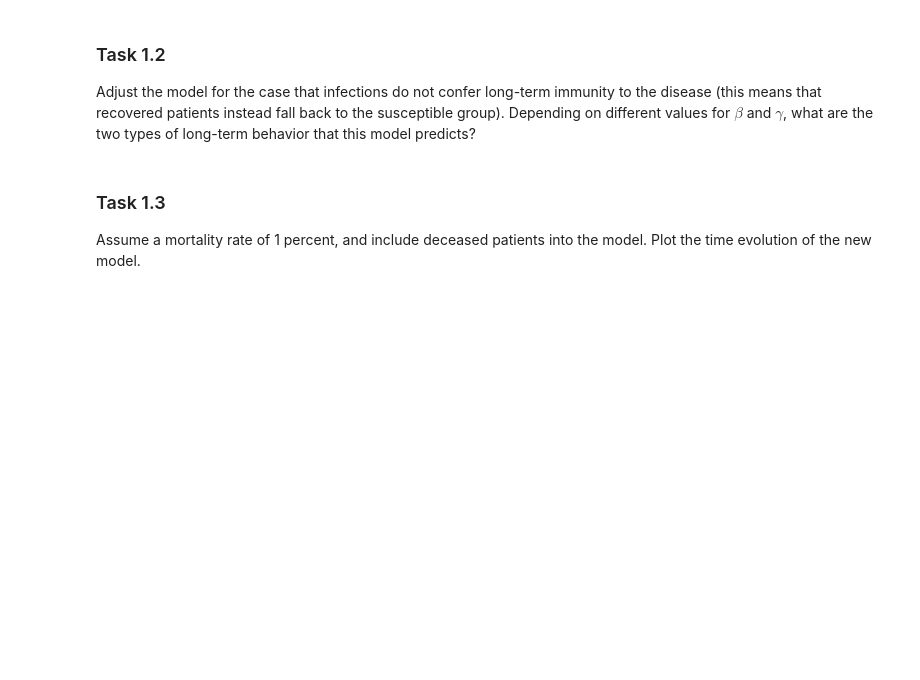
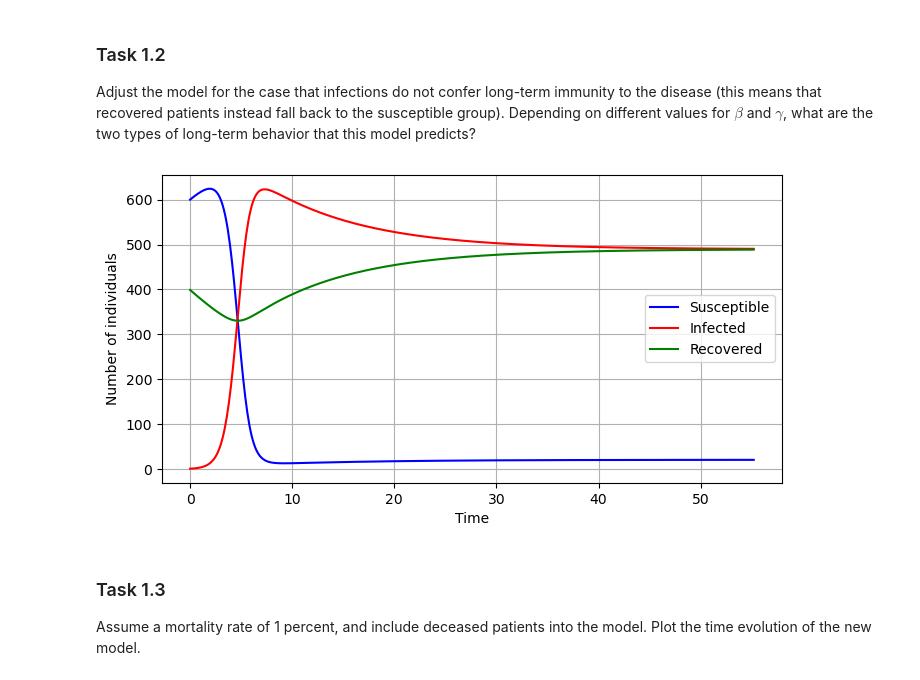
Before and after one commit to HeyuanChi/DSML_24ws, a Jupyter notebook: ex01/ex01.ipynb, the cells around one changed output. Cells and saved outputs as stored; diff of their text form; code cells hidden in the pictures; blank space fills up the shorter version.

```diff
--- a/ex01/ex01.ipynb
+++ b/ex01/ex01.ipynb
@@ -16,6 +80,30 @@ Assume a total population of $ N = 1000 $. Define a SIR model with $ \beta = 2.4
 ### Task 1.2
 
 Adjust the model for the case that infections do not confer long-term immunity to the disease (this means that recovered patients instead fall back to the susceptible group). Depending on different values for $ \beta $ and $ \gamma $, what are the two types of long-term behavior that this model predicts?
+# %%
+# adjusted SIR model
+def deriv_adj(S, I, R, N, beta, gamma):
+    dSdt = -beta * S * I / N + gamma * R
+    dIdt = beta * S * I / N - gamma * I
+    dRdt = gamma * I - gamma * R
+    return dSdt, dIdt, dRdt
+
+# run
+t_values, S_values, I_values, R_values = run_until_fixed_point(S0, I0, R0, N, beta, gamma, deriv_adj, tolerance)
+
+# plot
+plt.figure(figsize=(8, 4))
+plt.plot(t_values, S_values, 'b', label='Susceptible')
+plt.plot(t_values, I_values, 'r', label='Infected')
+plt.plot(t_values, R_values, 'g', label='Recovered')
+plt.xlabel('Time')
+plt.ylabel('Number of individuals')
+
+plt.legend()
+plt.grid()
+plt.show()
+# %% [output]
+[figure, added]
 # %% [markdown]
 ### Task 1.3
 
```
Also changed, not shown: parts of 3 cells of this notebook.
